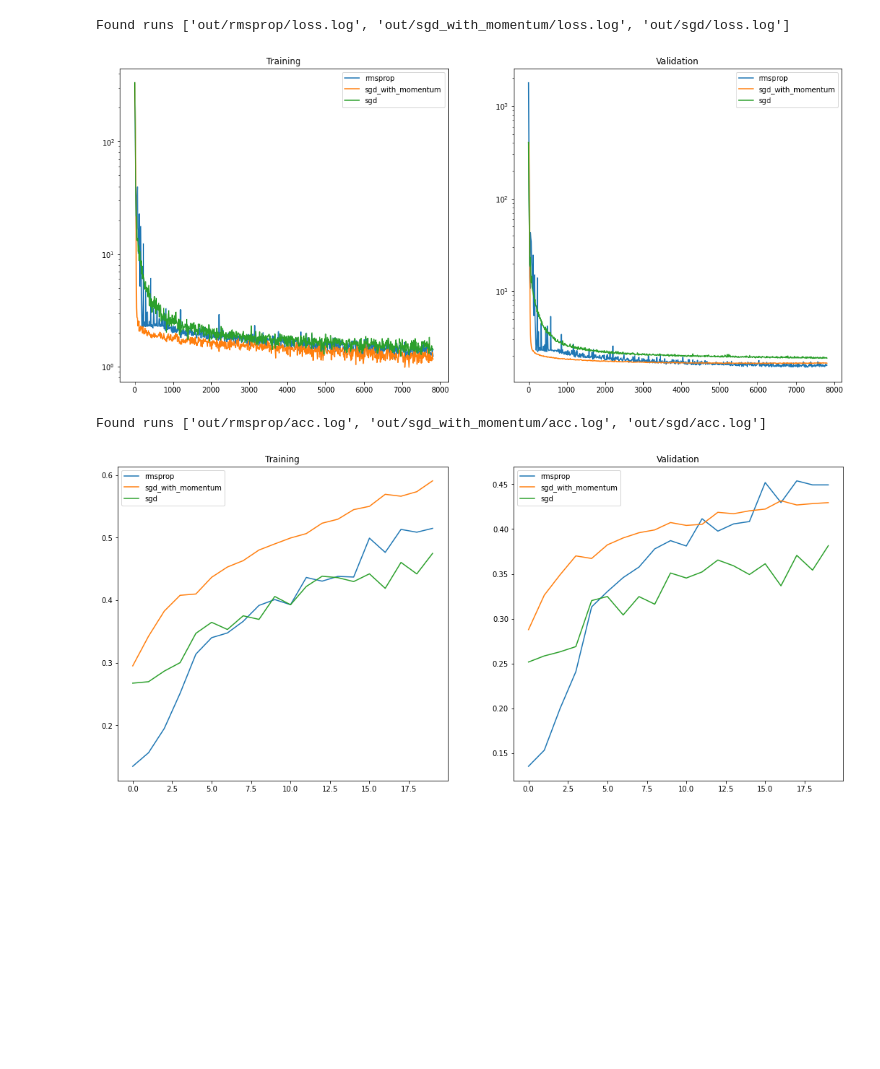
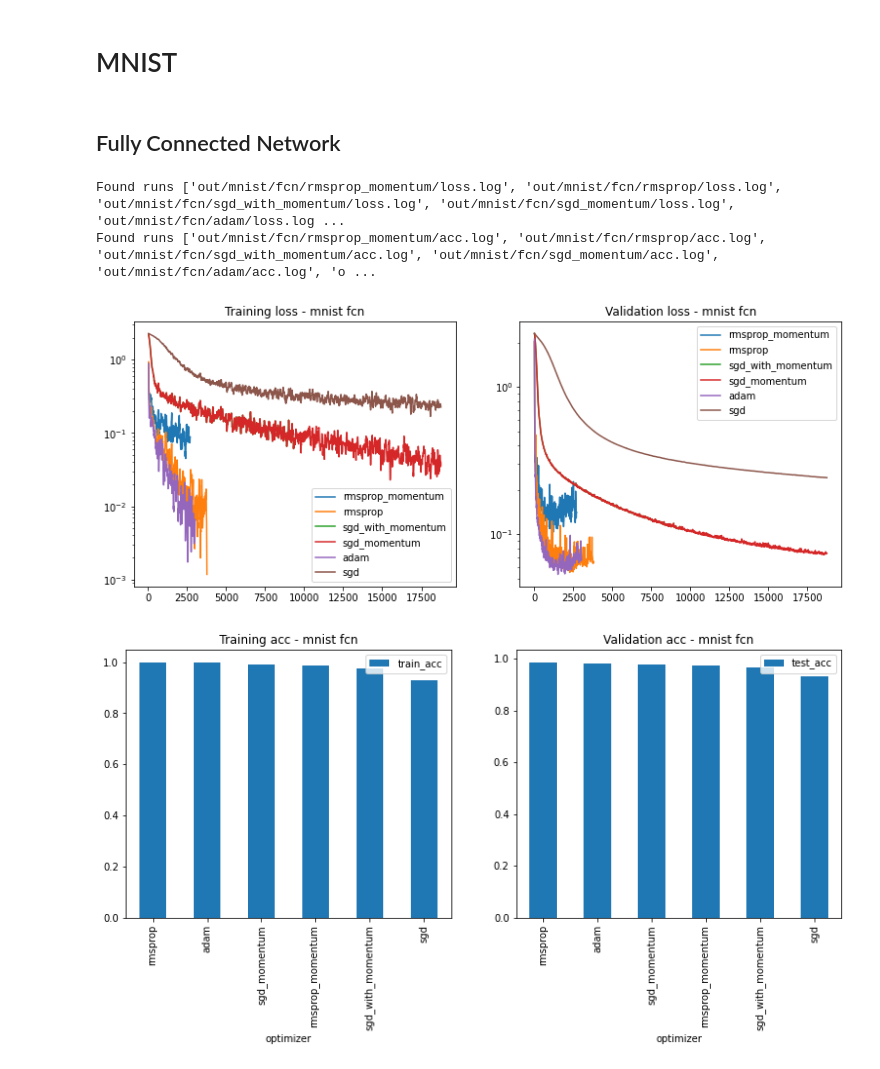
Before and after one commit to erees1/optimizers-comparison-jax, a Jupyter notebook: results.ipynb, the cells around one changed output. Saved outputs shown, nothing was run; the diff lists cells and outputs as text; code cells hidden in the pictures; blank space fills up the shorter version.

Commit message:
Cleaned up and added adam

```diff
--- a/results.ipynb
+++ b/results.ipynb
@@ -30,18 +72,30 @@ def plot(runs, k1, k2, logy=True):
+# %%
+ds = 'mnist'
+model = 'fcn'
+# %%
+def plot_comparison(ds, model, show_final_accuracy_only=True):
+    runs = glob.glob(f'out/{ds}/{model}/*/loss.log')
+    print(f'Found runs {runs}')
+    plot(runs, 'train_loss', 'val_loss', smooth_cols=['train_loss'])
+    plt.savefig(f'plots/{ds}-{model}-loss.png')
+
+    runs = glob.glob(f'out/{ds}/{model}/*/acc.log')
+    print(f'Found runs {runs}')
+    if show_final_accuracy_only:
+        plot_best_value(runs, 'train_acc', 'test_acc')
+    else:
+        plot(runs, 'train_acc', 'test_acc', logy=False)
+    plt.savefig(f'plots/{ds}-{model}-acc.png')
+# %% [markdown]
+# MNIST
+# %% [markdown]
+## Fully Connected Network
 # %%
-runs = glob.glob('out/*/loss.log')
-print(f'Found runs {runs}')
+ds = 'mnist'
+model = 'fcn'
+plot_comparison(ds, model)
 # %% [output]
-Found runs ['out/rmsprop/loss.log', 'out/sgd_with_momentum/loss.log', 'out/sgd/loss.log']
+Found runs ['out/mnist/fcn/rmsprop_momentum/loss.log', 'out/mnist/fcn/rmsprop/loss.log', 'out/mnist/fcn/sgd_with_momentum/loss.log', 'out/mnist/fcn/sgd_momentum/loss.log', 'out/mnist/fcn/adam/loss.log ...
+Found runs ['out/mnist/fcn/rmsprop_momentum/acc.log', 'out/mnist/fcn/rmsprop/acc.log', 'out/mnist/fcn/sgd_with_momentum/acc.log', 'out/mnist/fcn/sgd_momentum/acc.log', 'out/mnist/fcn/adam/acc.log', 'o ...
+[figure, added]
+[figure, added]
-# %%
-plot(runs, 'train_loss', 'val_loss')
-# %% [output]
-[figure, removed]
-# %%
-runs = glob.glob('out/*/acc.log')
-print(f'Found runs {runs}')
-# %% [output]
-Found runs ['out/rmsprop/acc.log', 'out/sgd_with_momentum/acc.log', 'out/sgd/acc.log']
-# %%
-plot(runs, 'train_acc', 'test_acc', logy=False)
-# %% [output]
-[figure, removed]
```
Also changed, not shown: parts of 8 cells of this notebook, 15 other files.
